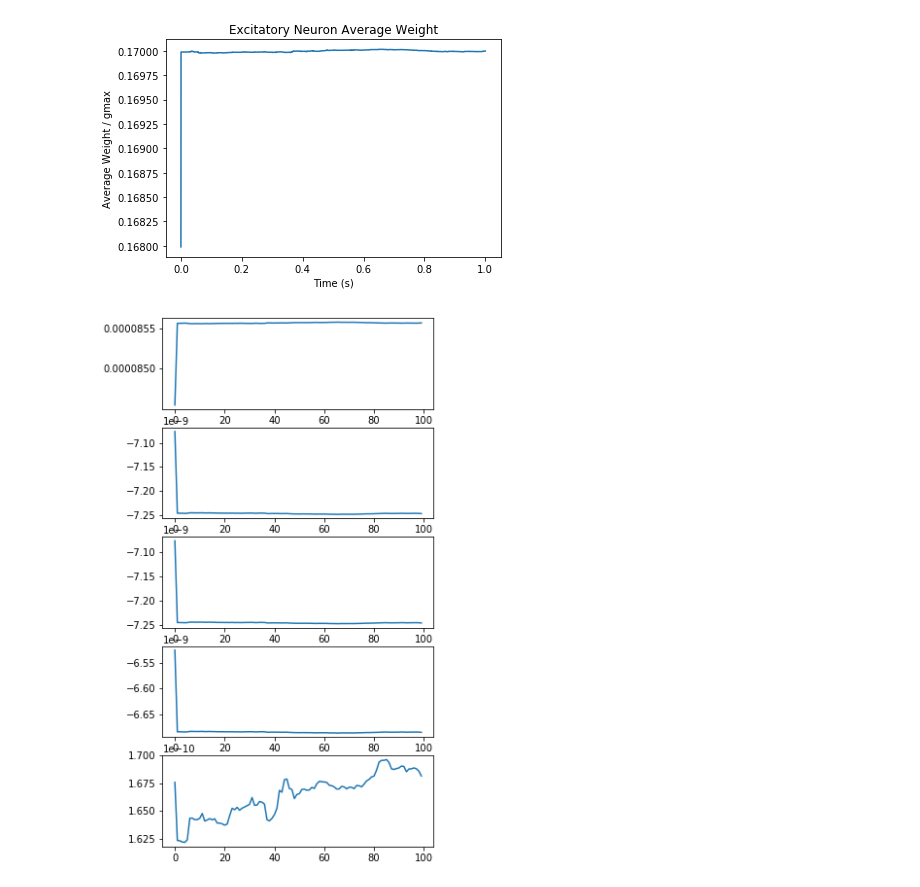
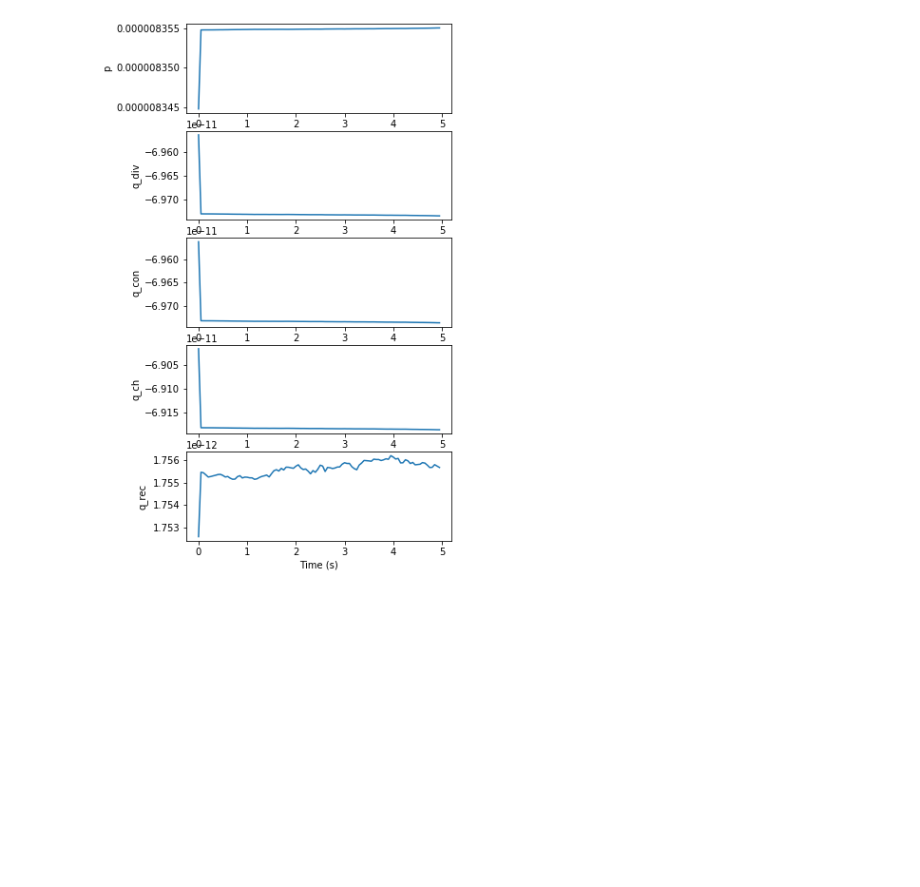
Before and after one commit to briardoty/ocker-stdp-motifs, a Jupyter notebook: brian2_playground.ipynb, the cells around one changed output. Cells and saved outputs as stored; diff of their text form; code cells hidden in the pictures; blank space fills up the shorter version.

Commit message:
Add labels and units to figure 7 plot; set monitor to sample less frequently

```diff
--- a/brian2_playground.ipynb
+++ b/brian2_playground.ipynb
@@ -26,7 +25,7 @@ tRef = 2 * ms               # action potential width (refractory time)
 
 # network params
 p = 0.15                    # connection density
-N = 100                     # number of neurons
+N = 1000                     # number of neurons
 
 # stdp params
 wMax = 5 / N / p * uamp * cm**-2    # max syn weight - TODO: generate wMax from connectivity stats like in paper?
@@ -34,6 +33,10 @@ tauPre = 5 * ms #15 * ms            # synaptic time constant
 tauPost = 5 * ms #2 * tauPre        # synaptic time constant
 dApost = -wMax / 5 / N              # f neg (f post)
 dApre = -dApost * tauPost / tauPre  # f pos (f pre)
+
+# simulation params
+sim_time_ms = 5000                  # simulation time in ms
+monitor_dt_ms = sim_time_ms / 100   # timestep for monitor evaluation
 
 # model
 dynamics = '''
@@ -46,7 +49,7 @@ G = NeuronGroup(N, dynamics,
                 refractory='tRef',
                 method='euler')
 
-S = Synapses(G, G,
+synapses = Synapses(G, G,
              '''w : amp * meter**-2
                 dApre/dt = -Apre / tauPre : amp * meter**-2 (event-driven)
                 dApost/dt = -Apost / tauPost : amp * meter**-2 (event-driven)''',
@@ -58,34 +61,34 @@ S = Synapses(G, G,
             )
 
 # TODO: initialize mean weight over some distribution?
-S.connect(condition='i!=j', p=p)
-S.w = 'wMax * rand() / 3'
+synapses.connect(condition='i!=j', p=p)
+synapses.w = 'wMax * rand() / 3'
 
 # monitors
 #v_mon = StateMonitor(G, 'v', record=True)
-sp_mon_exc = SpikeMonitor(G)
-w_mon = StateMonitor(S, 'w', record=True)
+#sp_mon_exc = SpikeMonitor(G)
+w_mon = StateMonitor(synapses, 'w', record=True, dt=monitor_dt_ms * ms)
 
 # initial value
 #G.v = 5 * mV
 
 # initial stats
-(p0, q_div0, q_con0, q_ch0, q_rec0) = compute_motif_stats(G, S)
+#(p0, q_div0, q_con0, q_ch0, q_rec0) = compute_motif_stats(G, synapses)
 
 # run
-run(1000*ms, report='text')
+run(sim_time_ms * ms, report='text')
 
 # final stats
-(p, q_div, q_con, q_ch, q_rec) = compute_motif_stats(G, S)
+#(p, q_div, q_con, q_ch, q_rec) = compute_motif_stats(G, synapses)
 
 # plots
 #plot_v(v_mon, sp_mon_exc, 0, True)
-plot_spike_trains(sp_mon_exc)
+#plot_spike_trains(sp_mon_exc)
 
 
-print("p: " + str(p0) + "-->" + str(p))
-print("q_div: " + str(q_div0) + "-->" + str(q_div))
-print("q_con: " + str(q_con0) + "-->" + str(q_con))
-print("q_ch: " + str(q_ch0) + "-->" + str(q_ch))
-print("q_rec: " + str(q_rec0) + "-->" + str(q_rec))
+#print("p: " + str(p0) + "-->" + str(p))
+#print("q_div: " + str(q_div0) + "-->" + str(q_div))
+#print("q_con: " + str(q_con0) + "-->" + str(q_con))
+#print("q_ch: " + str(q_ch0) + "-->" + str(q_ch))
+#print("q_rec: " + str(q_rec0) + "-->" + str(q_rec))
 # %% [output]
@@ -106,9 +99,8 @@ q_rec: 1.675725071896459e-10-->1.6814563572763002e-10
 # %%
 # more plots
-plot_avg_syn_weight(w_mon, wMax)
+#plot_avg_syn_weight(w_mon, wMax)
 
 # figure 7
-plot_motif_dynamics(w_mon, S, N)
+plot_motif_dynamics(w_mon, synapses, N)
 # %% [output]
-[figure, old version]
+[figure, new version]
-[figure, removed]
```
Also changed, not shown: parts of 2 cells of this notebook, 2 other files.
